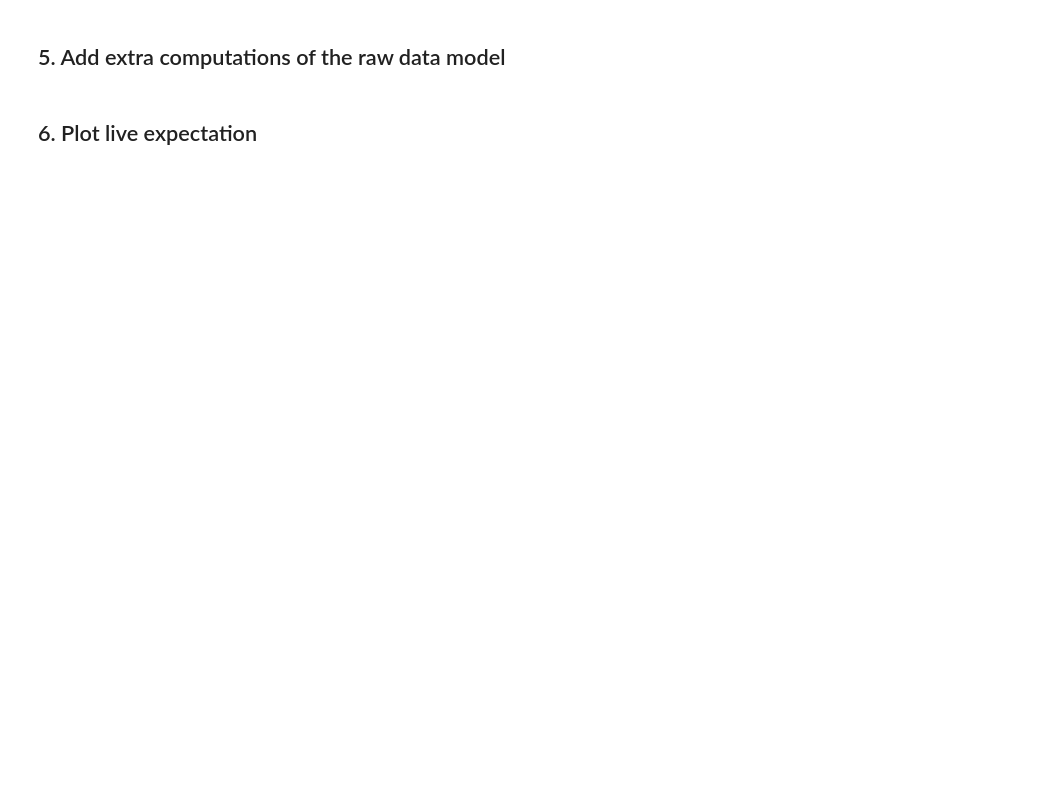
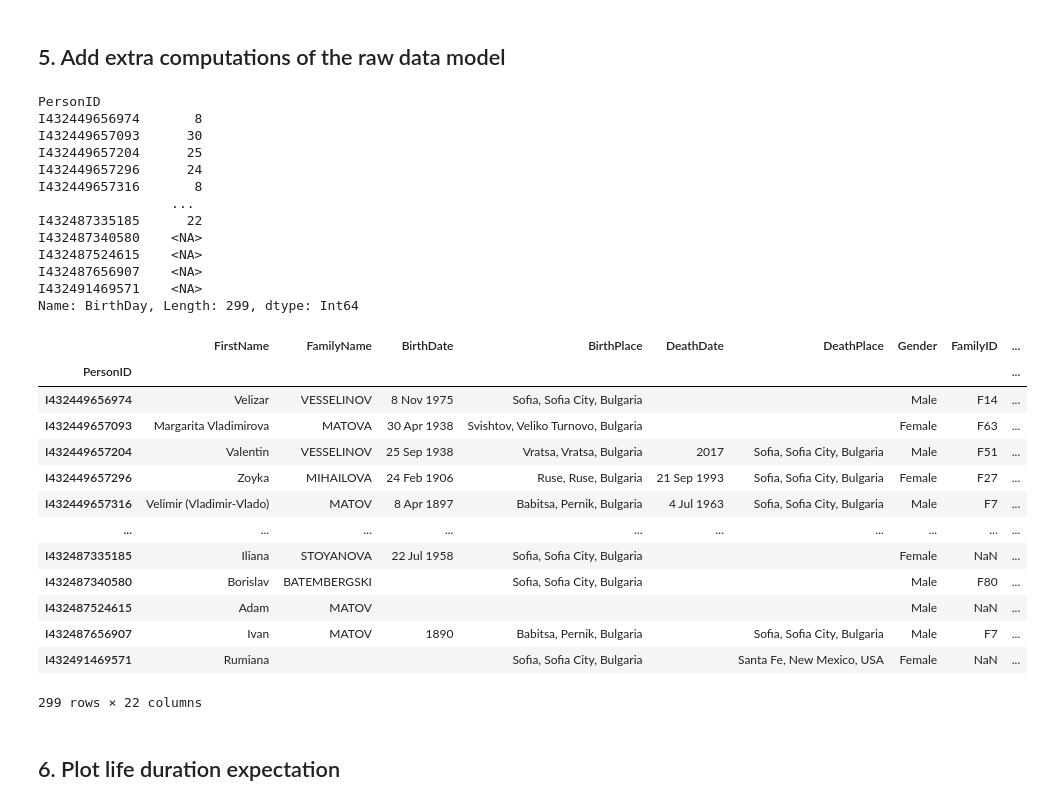
Before and after one commit to GatienBouyer/fastgedcom, a Jupyter notebook: examples/FamilyTree.ipynb, the cells around one changed output. Drawn from its saved outputs; the diff is of its cells as text; code cells hidden in the pictures; blank space fills up the shorter version.

```diff
--- a/examples/FamilyTree.ipynb
+++ b/examples/FamilyTree.ipynb
@@ -64,16 +99,66 @@ dtf
 # %% [markdown]
 ## 5. Add extra computations of the raw data model
 # %%
-dtf["BirthDT"] = to_datetime(dtf.Birthday, errors="coerce", format=r"%d %b %Y")
-dtf["BirthDT2"] = to_datetime(dtf.Birthday, errors="coerce", format=r"%Y")
+dtf["BirthDT"] = to_datetime(dtf.BirthDate, errors="coerce", format=r"%d %b %Y")
+dtf["BirthDay"] = dtf.BirthDT.dt.day.astype("Int64")
+print(dtf["BirthDay"])
+dtf["BirthMonth"] = dtf.BirthDT.dt.month_name()
+dtf["BirthDT2"] = to_datetime(dtf.BirthDate, errors="coerce", format=r"%Y")
 dtf.BirthDT = dtf.BirthDT.fillna(dtf.BirthDT2)
 
-dtf["DeathDT"] = to_datetime(dtf.Deathday, errors="coerce", format=r"%d %b %Y")
+dtf["DeathDT"] = to_datetime(dtf.DeathDate, errors="coerce", format=r"%d %b %Y")
 
-dtf["DeathDT2"] = to_datetime(dtf.Deathday, errors="coerce", format=r"%Y")
+dtf["DeathDT2"] = to_datetime(dtf.DeathDate, errors="coerce", format=r"%Y")
 dtf.DeathDT = dtf.DeathDT.fillna(dtf.DeathDT2)
 dtf.loc[dtf.Dead == False, "DeathDT"] = dtf.DeathDT.fillna(datetime.today())
-dtf["LiveDuration"] = (dtf.DeathDT - dtf.BirthDT) / timedelta64(1, "Y")
+dtf["LifeDuration"] = (dtf.DeathDT - dtf.BirthDT) / timedelta64(1, "Y")
 
-dtf["Name"] = dtf.FirstName + " " + dtf.FamilyName
+dtf["Name"] = (
+    dtf.FirstName.replace(r"(\(.*\))", "", regex=True) + " " + dtf.FamilyName
+)
+dtf.loc[dtf.Dead == True, "Status"] = "Deceased"
+dtf.loc[dtf.Dead == False, "Status"] = "Living"
+dtf.loc[dtf.Dead.isnull(), "Status"] = "Unknown"
+dtf.Gender.replace({"M": "Male", "F": "Female", "U": "Unknown"}, inplace=True)
+dtf.drop(columns=["BirthDT2", "DeathDT2", "Dead"], inplace=True)
+
+for i in ["Birth", "Death"]:
+    dtf = dtf.join(
+        dtf[f"{i}Place"]
+        .str.split(", ", expand=True)
+        .rename(columns={0: f"{i}City", 1: f"{i}Region", 2: f"{i}Country"})
+    )
+
+# print(dtf.loc[dtf.BirthPlace.str.contains(r",.*,", regex=True)])
+# dtf.loc[dtf.BirthPlace.str.contains(r",.*,", regex=True), "BirthCountry"] = dtf.BirthPlace.str.split(",")[-1]
+# dtf.loc[dtf.BirthPlace.str.contains(r",.*,", regex=True), "BirthRegion"] = dtf.BirthPlace.str.split(",")[-2]
+# dtf.loc[dtf.BirthPlace.str.contains(r",.*,", regex=True), "BirthCity"] = dtf.BirthPlace.str.split(",")[-3]
 dtf
+# %% [output]
+PersonID
+I432449656974       8
+I432449657093      30
+I432449657204      25
+I432449657296      24
+I432449657316       8
+                 ...
+I432487335185      22
+I432487340580    <NA>
+I432487524615    <NA>
+I432487656907    <NA>
+I432491469571    <NA>
+Name: BirthDay, Length: 299, dtype: Int64
+|  | FirstName | FamilyName | BirthDate | BirthPlace | DeathDate | DeathPlace | Gender | FamilyID | ... |
+| PersonID |  |  |  |  |  |  |  |  | ... |
+| I432449656974 | Velizar | VESSELINOV | 8 Nov 1975 | Sofia, Sofia City, Bulgaria |  |  | Male | F14 | ... |
+| I432449657093 | Margarita Vladimirova | MATOVA | 30 Apr 1938 | Svishtov, Veliko Turnovo, Bulgaria |  |  | Female | F63 | ... |
+| I432449657204 | Valentin | VESSELINOV | 25 Sep 1938 | Vratsa, Vratsa, Bulgaria | 2017 | Sofia, Sofia City, Bulgaria | Male | F51 | ... |
+| I432449657296 | Zoyka | MIHAILOVA | 24 Feb 1906 | Ruse, Ruse, Bulgaria | 21 Sep 1993 | Sofia, Sofia City, Bulgaria | Female | F27 | ... |
+| I432449657316 | Velimir (Vladimir-Vlado) | MATOV | 8 Apr 1897 | Babitsa, Pernik, Bulgaria | 4 Jul 1963 | Sofia, Sofia City, Bulgaria | Male | F7 | ... |
+| ... | ... | ... | ... | ... | ... | ... | ... | ... | ... |
+| I432487335185 | Iliana | STOYANOVA | 22 Jul 1958 | Sofia, Sofia City, Bulgaria |  |  | Female | NaN | ... |
+| I432487340580 | Borislav | BATEMBERGSKI |  | Sofia, Sofia City, Bulgaria |  |  | Male | F80 | ... |
+| I432487524615 | Adam | MATOV |  |  |  |  | Male | NaN | ... |
+| I432487656907 | Ivan | MATOV | 1890 | Babitsa, Pernik, Bulgaria |  | Sofia, Sofia City, Bulgaria | Male | F7 | ... |
+| I432491469571 | Rumiana |  |  | Sofia, Sofia City, Bulgaria |  | Santa Fe, New Mexico, USA | Female | NaN | ... |
+299 rows × 22 columns
@@ -80,3 +177,3 @@ dtf
 # %% [markdown]
-## 6. Plot live expectation
+## 6. Plot life duration expectation
 # %%
```
Also changed, not shown: parts of 13 cells of this notebook, 1 other file.
